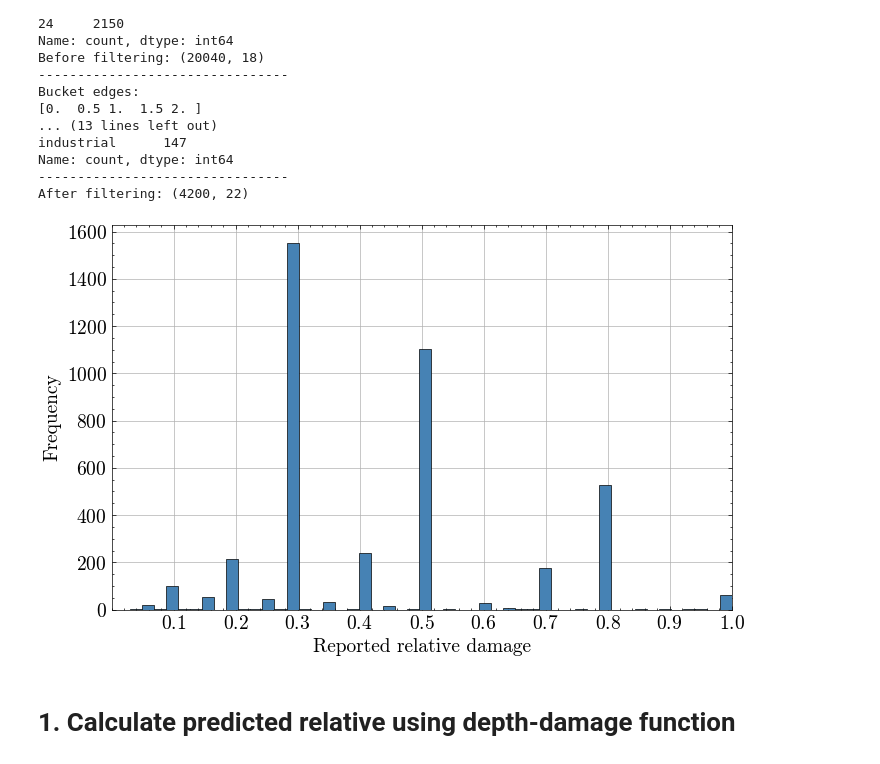
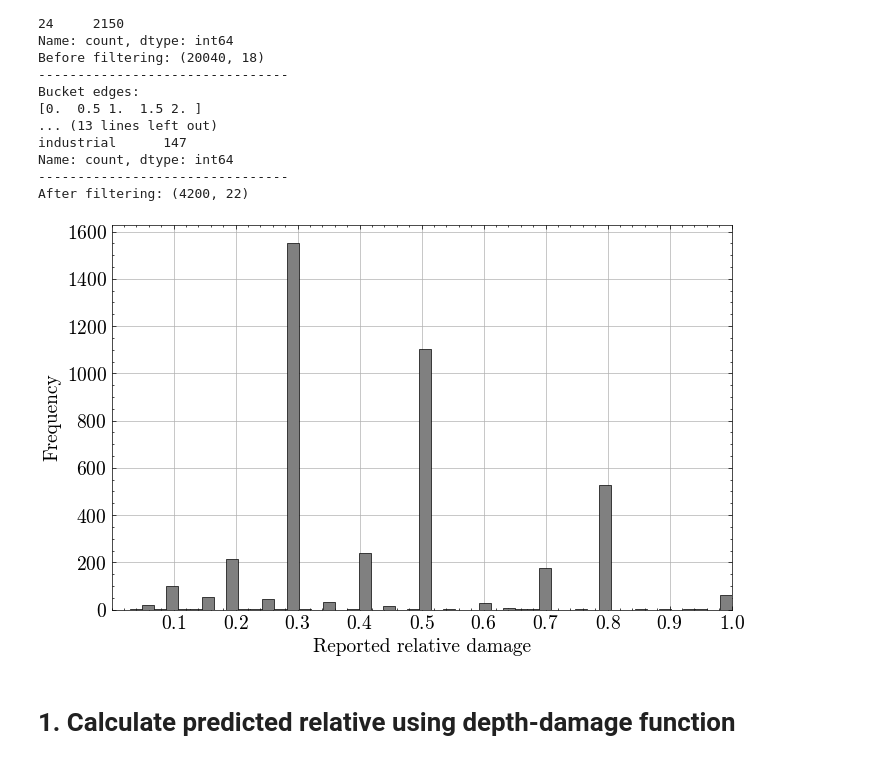
Before and after one commit to KubeljK/cvar-masters, a Jupyter notebook: notebooks/010-kk-compare-damage-functions.ipynb, the cells around one changed output. Saved outputs shown, nothing was run; the diff lists cells and outputs as text; code cells hidden in the pictures.

```diff
--- a/notebooks/010-kk-compare-damage-functions.ipynb
+++ b/notebooks/010-kk-compare-damage-functions.ipynb
@@ -128,19 +129,19 @@ After filtering: (4200, 22)
 # %%
 plt.figure(figsize=(8, 5))
 # sns.histplot(df["relative_damage"], bins=50)
 # plt.title("Histogram of Relative Damage")
-plt.hist(df["relative_damage"], edgecolor="black", color="steelblue", linewidth=0.5, bins=50)
+plt.hist(df["relative_damage"], edgecolor="darkgrey", color=colors.COLOR_OBSERVED, linewidth=0.5, bins=50)
 plt.xlabel("Reported relative damage")
 plt.ylabel("Frequency")
 plt.grid(True)
 plt.xlim(0,1)
 
 plt.xticks(np.arange(0.1, 1.01, 0.1))
 
 plt.savefig(IMAGES_PATH + "/05/validation_damage_histogram.pdf", dpi=300, bbox_inches="tight")
 plt.show()
 # %% [output]
-[figure, old version]
+[figure, new version]
 # %% [markdown]
 # 1. Calculate predicted relative using depth-damage function
 # %%
```
Also changed, not shown: parts of 2 cells of this notebook, 3 other files.
